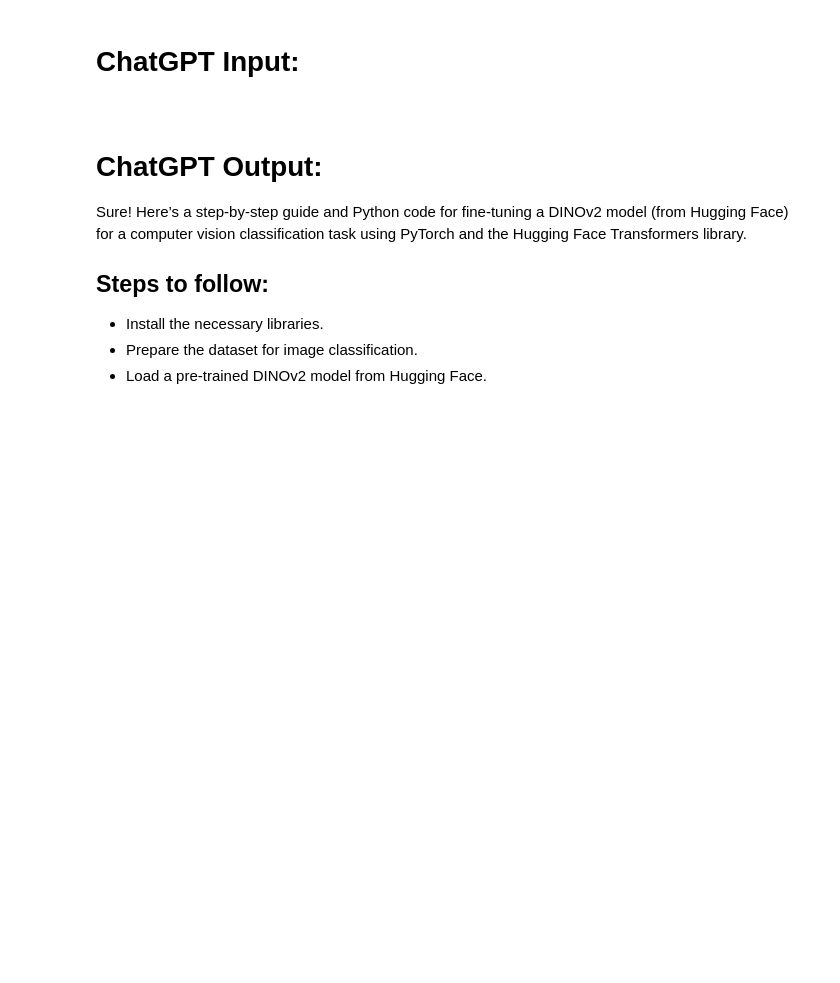
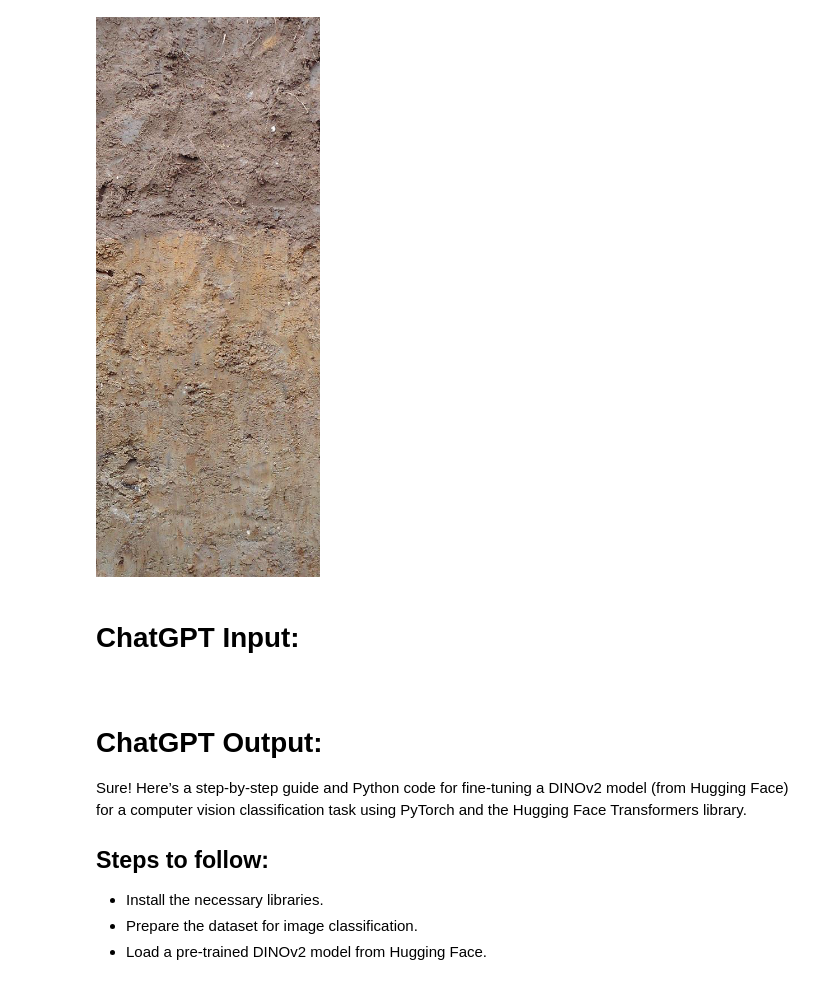
Before and after one commit to calgo-lab/BGR, a Jupyter notebook: notebooks/cv-scratchpad.ipynb, the cells around one changed output. Cells and saved outputs as stored; diff of their text form; code cells hidden in the pictures; blank space fills up the shorter version.

```diff
--- a/notebooks/cv-scratchpad.ipynb
+++ b/notebooks/cv-scratchpad.ipynb
@@ -4,0 +46,30 @@ df
+# %%
+# Lade das Bild
+image = Image.open(os.path.join(path_pictures,df['file'][600]))
+
+x_len = 200
+y_len = 500
+
+# Definiere den Bereich, der ausgeschnitten werden soll (left, upper, right, lower)
+# Beispiel: Ein Ausschnitt von (50, 50) bis (200, 200)
+# left = 50
+# upper = 50
+# right = 200
+# lower = 200
+# crop_area = (left, upper, right, lower)
+
+center_x, center_y = int(image.size[0] / 2), int(image.size[1] / 2)
+
+left = center_x - x_len
+right = center_x + x_len
+upper = center_y - y_len
+lower = center_y + y_len
+crop_area = (left, upper, right, lower)
+
+# Schneide den Bereich aus
+cropped_image = image.crop(crop_area)
+
+# Zeige den ausgeschnittenen Bereich
+cropped_image
+# %% [output]
+[figure, added]
```
Also changed, not shown: parts of 9 cells of this notebook, 1 other file.
